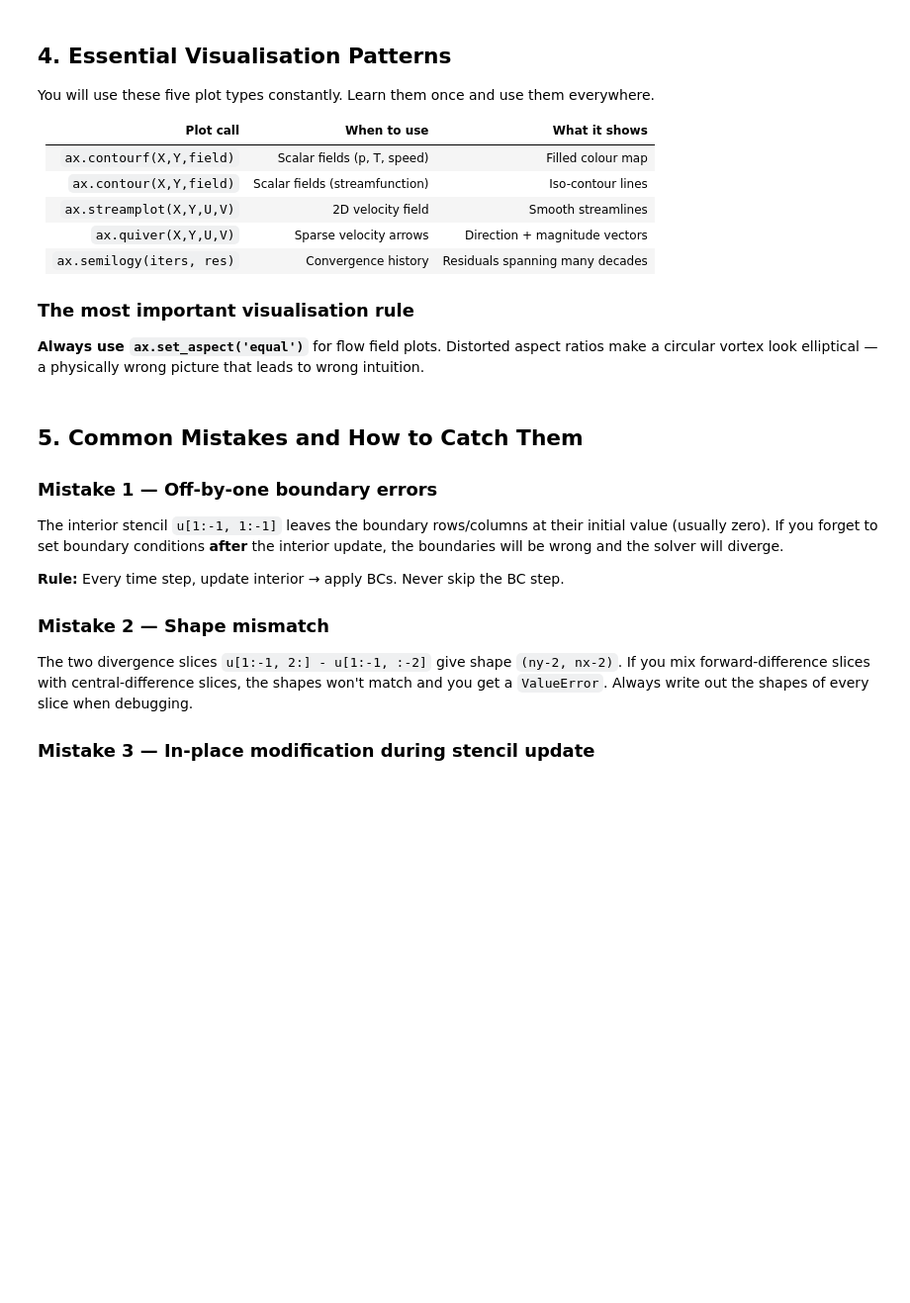
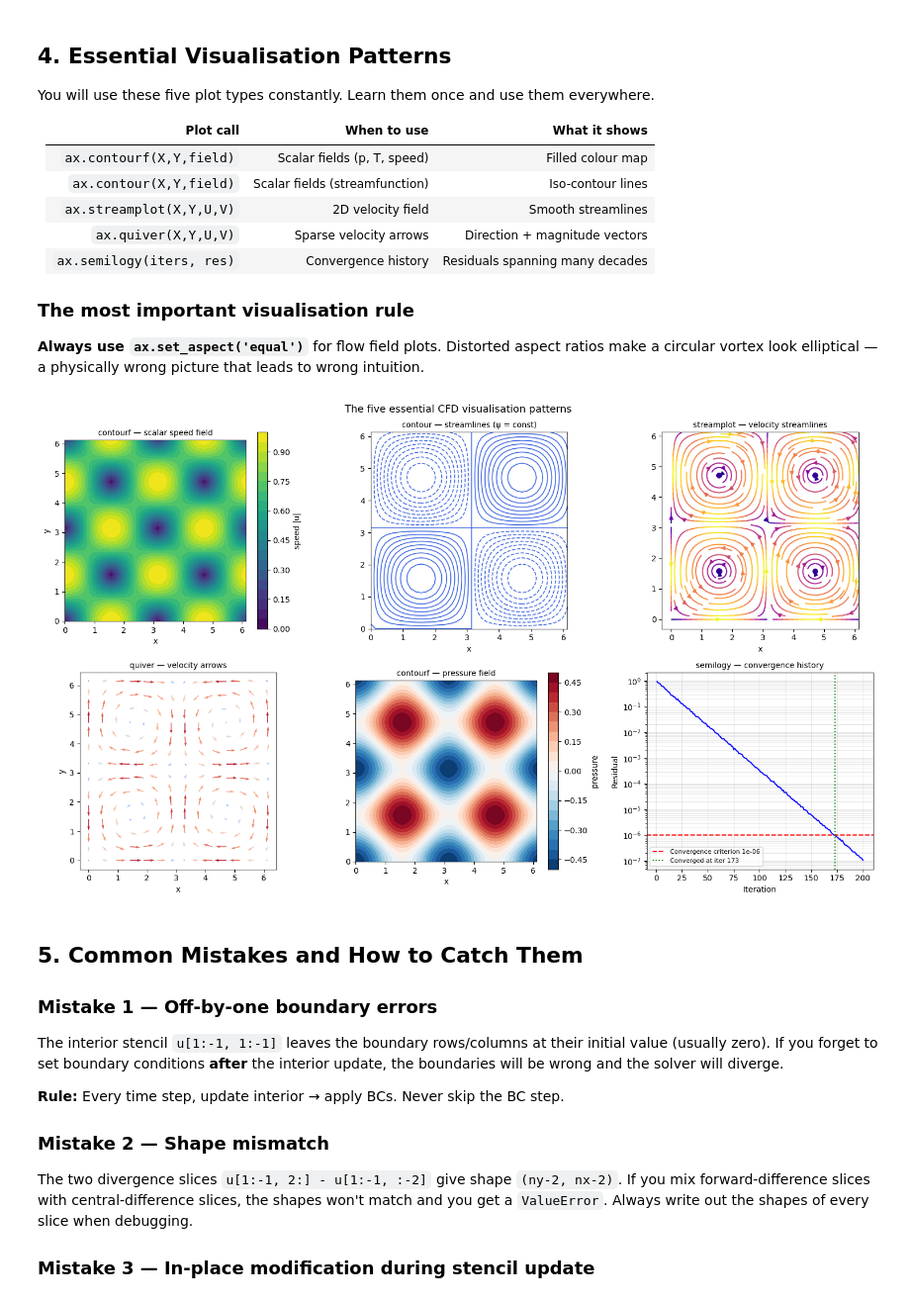
Before and after one commit to harishragul/cfd, a Jupyter notebook: curriculum/module_01_foundations/02_python_for_cfd.ipynb, the cells around one changed output. Shown at 99% size. Cells and saved outputs as stored; diff of their text form; code cells hidden in the pictures; blank space fills up the shorter version.

```diff
--- a/curriculum/module_01_foundations/02_python_for_cfd.ipynb
+++ b/curriculum/module_01_foundations/02_python_for_cfd.ipynb
@@ -327,10 +333,12 @@ speed = np.sqrt(U**2 + V**2)
 pressure = -(np.cos(2*X) + np.cos(2*Y)) / 4   # exact pressure for TG vortex
 psi  = np.sin(X) * np.sin(Y)                   # streamfunction
 
-# Convergence history (simulated)
+# ── Convergence history (simulated) ─────────────────────────────────────────
+# Decay rate 0.08 → at iter 200: exp(-200*0.08) = exp(-16) ≈ 1e-7  (below 1e-6 ✓)
+np.random.seed(42)
 iters    = np.arange(1, 201)
-residual = 1.0 * np.exp(-iters * 0.04) * (1 + 0.05*np.random.randn(200))
-residual = np.maximum(residual, 1e-8)
+residual = 1.0 * np.exp(-iters * 0.08) * (1 + 0.05*np.random.randn(200))
+residual = np.maximum(residual, 1e-8)   # floor at near-machine-precision
 
 fig, axes = plt.subplots(2, 3, figsize=(15, 9))
 
@@ -352,36 +360,46 @@ axes[0,2].streamplot(X, Y, U, V, color=speed, cmap='plasma',
                      linewidth=1.5, density=1.2)
 axes[0,2].set_aspect('equal')
 axes[0,2].set_title('streamplot — velocity streamlines', fontsize=10)
 axes[0,2].set_xlabel('x')
 
 # (4) Quiver plot
 skip = 3
 axes[1,0].quiver(X[::skip,::skip], Y[::skip,::skip],
                  U[::skip,::skip], V[::skip,::skip],
                  speed[::skip,::skip], cmap='coolwarm')
 axes[1,0].set_aspect('equal')
 axes[1,0].set_title('quiver — velocity arrows', fontsize=10)
 axes[1,0].set_xlabel('x'); axes[1,0].set_ylabel('y')
 
 # (5) Pressure contourf
 cf2 = axes[1,1].contourf(X, Y, pressure, levels=20, cmap='RdBu_r')
 plt.colorbar(cf2, ax=axes[1,1], label='pressure')
 axes[1,1].set_aspect('equal')
 axes[1,1].set_title('contourf — pressure field', fontsize=10)
 axes[1,1].set_xlabel('x')
 
 # (6) Convergence history
+threshold = 1e-6
 axes[1,2].semilogy(iters, residual, 'b-', linewidth=1.5)
-axes[1,2].axhline(1e-6, color='r', linestyle='--', label='Convergence criterion $10^{-6}$')
-conv_i = iters[residual < 1e-6][0]
-axes[1,2].axvline(conv_i, color='g', linestyle=':', label=f'Converged at iter {conv_i}')
+axes[1,2].axhline(threshold, color='r', linestyle='--',
+                  label=f'Convergence criterion {threshold:.0e}')
+conv_candidates = iters[residual < threshold]
+if len(conv_candidates) > 0:
+    conv_i = conv_candidates[0]
+    axes[1,2].axvline(conv_i, color='g', linestyle=':',
+                      label=f'Converged at iter {conv_i}')
+else:
+    axes[1,2].text(0.5, 0.5, 'Not yet converged',
+                   transform=axes[1,2].transAxes, ha='center', color='red')
 axes[1,2].set_xlabel('Iteration'); axes[1,2].set_ylabel('Residual')
 axes[1,2].set_title('semilogy — convergence history', fontsize=10)
 axes[1,2].legend(fontsize=8); axes[1,2].grid(True, which='both', alpha=0.3)
 
 plt.suptitle('The five essential CFD visualisation patterns', fontsize=13)
 plt.tight_layout()
 plt.show()
+# %% [output]
+[figure, added]
 # %% [markdown]
 ## 5. Common Mistakes and How to Catch Them
 
```
Also changed, not shown: parts of 2 cells of this notebook.
